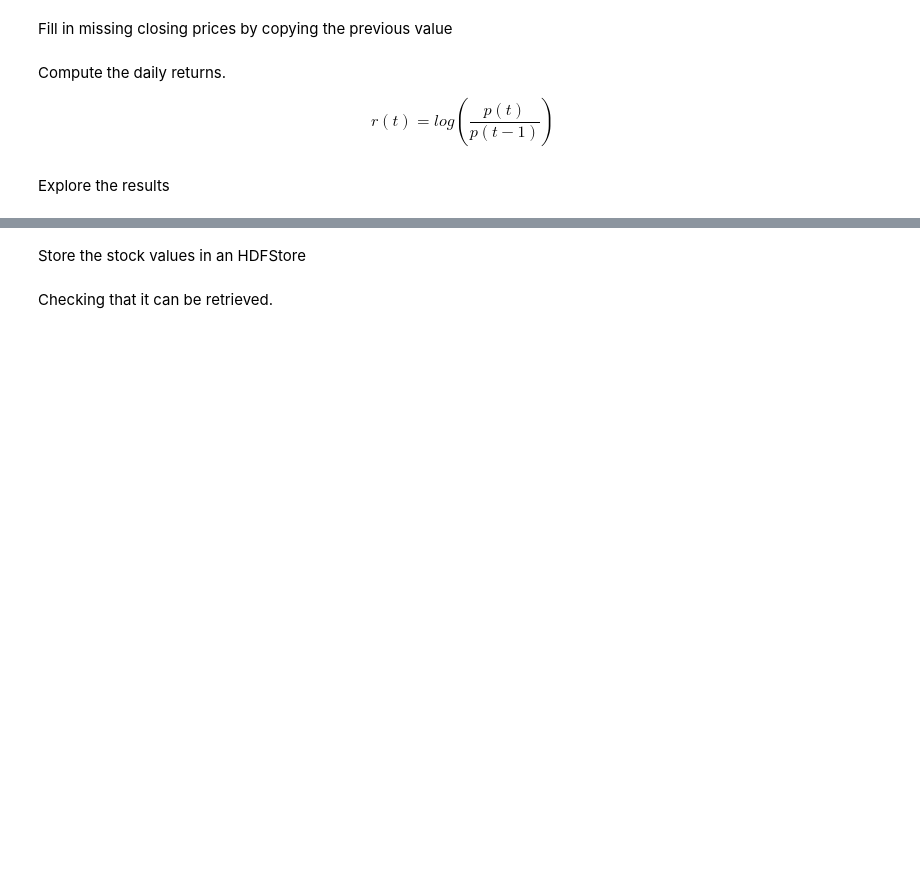
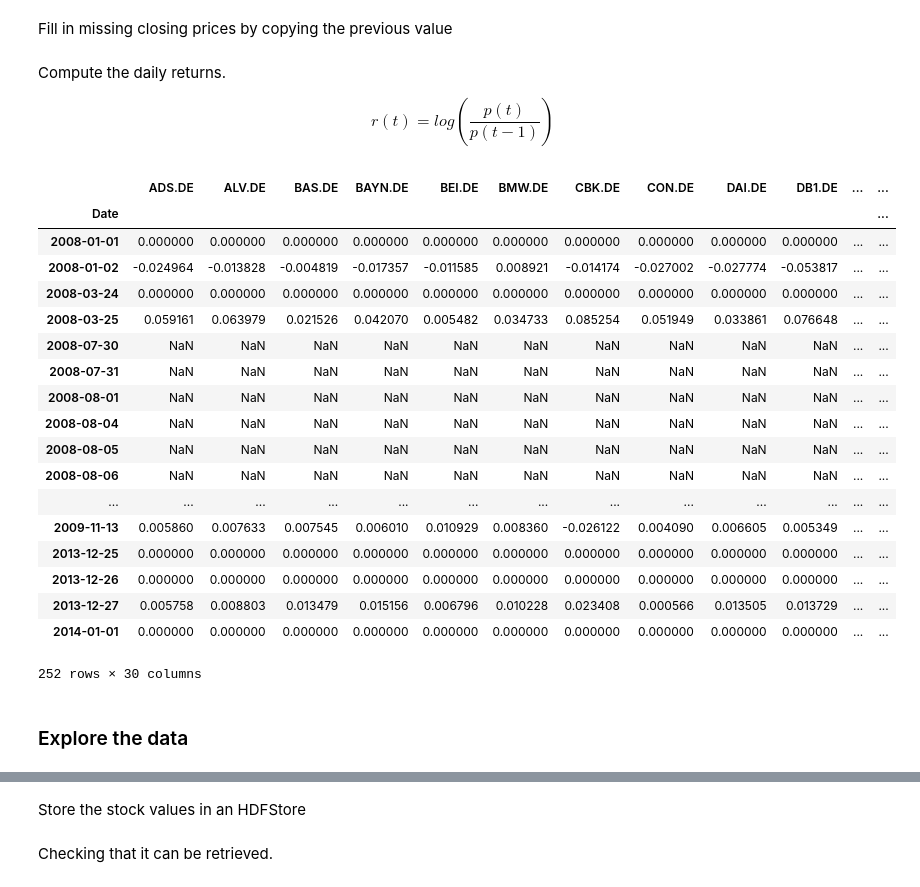
Before and after one commit to mvaz/PyData2014-Berlin, a Jupyter notebook: DAX30.ipynb, the cells around one changed output, grey strips where cells are left out. Saved outputs shown, nothing was run; the diff lists cells and outputs as text; code cells hidden in the pictures; blank space fills up the shorter version.

```diff
--- a/DAX30.ipynb
+++ b/DAX30.ipynb
@@ -124,2 +129,22 @@ stx['Returns'] = np.log( stx.ix['Adj Close'] / stx['Adj Close'].shift(1) )
-# %% [markdown]
-Explore the results
+# %%
+stx.Returns.ix[datetime.datetime(2008,1,1):][stx.Returns['VOW3.DE'].isnull()]
+# %% [output]
+|  | ADS.DE | ALV.DE | BAS.DE | BAYN.DE | BEI.DE | BMW.DE | CBK.DE | CON.DE | DAI.DE | DB1.DE | ... | ... |
+| Date |  |  |  |  |  |  |  |  |  |  |  | ... |
+| 2008-01-01 | 0.000000 | 0.000000 | 0.000000 | 0.000000 | 0.000000 | 0.000000 | 0.000000 | 0.000000 | 0.000000 | 0.000000 | ... | ... |
+| 2008-01-02 | -0.024964 | -0.013828 | -0.004819 | -0.017357 | -0.011585 | 0.008921 | -0.014174 | -0.027002 | -0.027774 | -0.053817 | ... | ... |
+| 2008-03-24 | 0.000000 | 0.000000 | 0.000000 | 0.000000 | 0.000000 | 0.000000 | 0.000000 | 0.000000 | 0.000000 | 0.000000 | ... | ... |
+| 2008-03-25 | 0.059161 | 0.063979 | 0.021526 | 0.042070 | 0.005482 | 0.034733 | 0.085254 | 0.051949 | 0.033861 | 0.076648 | ... | ... |
+| 2008-07-30 | NaN | NaN | NaN | NaN | NaN | NaN | NaN | NaN | NaN | NaN | ... | ... |
+| 2008-07-31 | NaN | NaN | NaN | NaN | NaN | NaN | NaN | NaN | NaN | NaN | ... | ... |
+| 2008-08-01 | NaN | NaN | NaN | NaN | NaN | NaN | NaN | NaN | NaN | NaN | ... | ... |
+| 2008-08-04 | NaN | NaN | NaN | NaN | NaN | NaN | NaN | NaN | NaN | NaN | ... | ... |
+| 2008-08-05 | NaN | NaN | NaN | NaN | NaN | NaN | NaN | NaN | NaN | NaN | ... | ... |
+| 2008-08-06 | NaN | NaN | NaN | NaN | NaN | NaN | NaN | NaN | NaN | NaN | ... | ... |
+| ... | ... | ... | ... | ... | ... | ... | ... | ... | ... | ... | ... | ... |
+| 2009-11-13 | 0.005860 | 0.007633 | 0.007545 | 0.006010 | 0.010929 | 0.008360 | -0.026122 | 0.004090 | 0.006605 | 0.005349 | ... | ... |
+| 2013-12-25 | 0.000000 | 0.000000 | 0.000000 | 0.000000 | 0.000000 | 0.000000 | 0.000000 | 0.000000 | 0.000000 | 0.000000 | ... | ... |
+| 2013-12-26 | 0.000000 | 0.000000 | 0.000000 | 0.000000 | 0.000000 | 0.000000 | 0.000000 | 0.000000 | 0.000000 | 0.000000 | ... | ... |
+| 2013-12-27 | 0.005758 | 0.008803 | 0.013479 | 0.015156 | 0.006796 | 0.010228 | 0.023408 | 0.000566 | 0.013505 | 0.013729 | ... | ... |
+| 2014-01-01 | 0.000000 | 0.000000 | 0.000000 | 0.000000 | 0.000000 | 0.000000 | 0.000000 | 0.000000 | 0.000000 | 0.000000 | ... | ... |
+252 rows × 30 columns
@@ -126,3 +155,5 @@ Explore the results
+# %% [markdown]
+### Explore the data
 # %%
 from IPython.html.widgets import interact, interactive, fixed
 from bokeh import mpl as mplbkh
```
Also changed, not shown: parts of 13 cells of this notebook, 2 other files.
